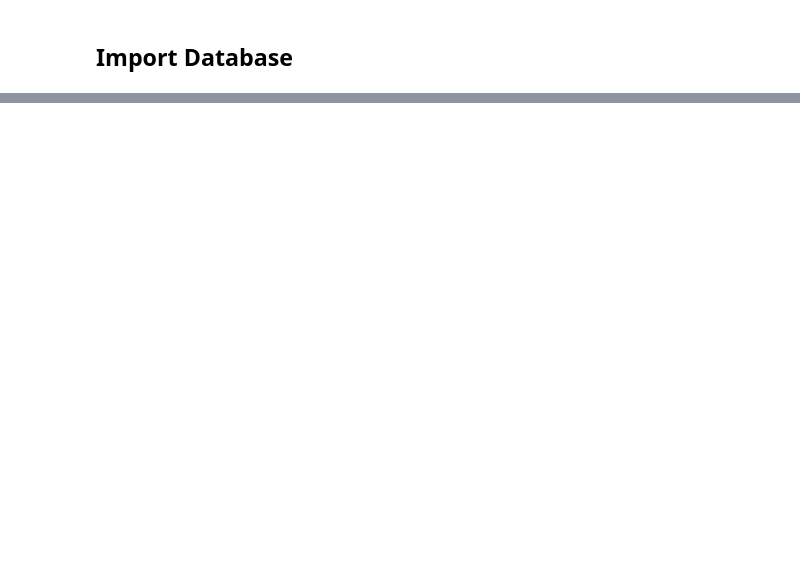
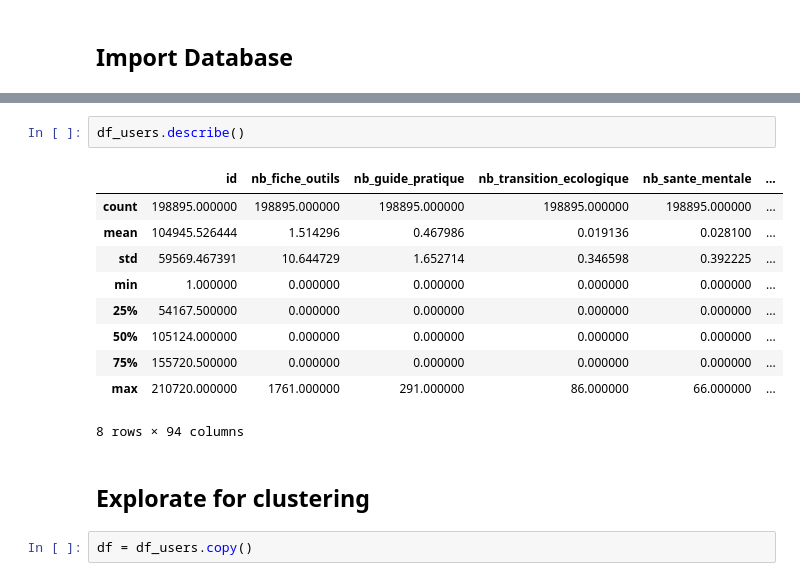
Before and after one commit to ChrisLPH/etreprof_lewagon, a Jupyter notebook: notebooks/Clustering_users.ipynb, the cells around one changed output, grey strips where cells are left out. Cells and saved outputs as stored; diff of their text form; blank space fills up the shorter version.

```diff
--- a/notebooks/Clustering_users.ipynb
+++ b/notebooks/Clustering_users.ipynb
@@ -10,0 +46,17 @@ df_users = pd.read_csv("../data/
+# %%
+df_users.describe()
+# %% [output]
+|  | id | nb_fiche_outils | nb_guide_pratique | nb_transition_ecologique | nb_sante_mentale | ... |
+| count | 198895.000000 | 198895.000000 | 198895.000000 | 198895.000000 | 198895.000000 | ... |
+| mean | 104945.526444 | 1.514296 | 0.467986 | 0.019136 | 0.028100 | ... |
+| std | 59569.467391 | 10.644729 | 1.652714 | 0.346598 | 0.392225 | ... |
+| min | 1.000000 | 0.000000 | 0.000000 | 0.000000 | 0.000000 | ... |
+| 25% | 54167.500000 | 0.000000 | 0.000000 | 0.000000 | 0.000000 | ... |
+| 50% | 105124.000000 | 0.000000 | 0.000000 | 0.000000 | 0.000000 | ... |
+| 75% | 155720.500000 | 0.000000 | 0.000000 | 0.000000 | 0.000000 | ... |
+| max | 210720.000000 | 1761.000000 | 291.000000 | 86.000000 | 66.000000 | ... |
+8 rows × 94 columns
+# %% [markdown]
+## Explorate for clustering
+# %%
+df = df_users.copy()
```
Also changed, not shown: parts of 12 cells of this notebook, 1 other file.
